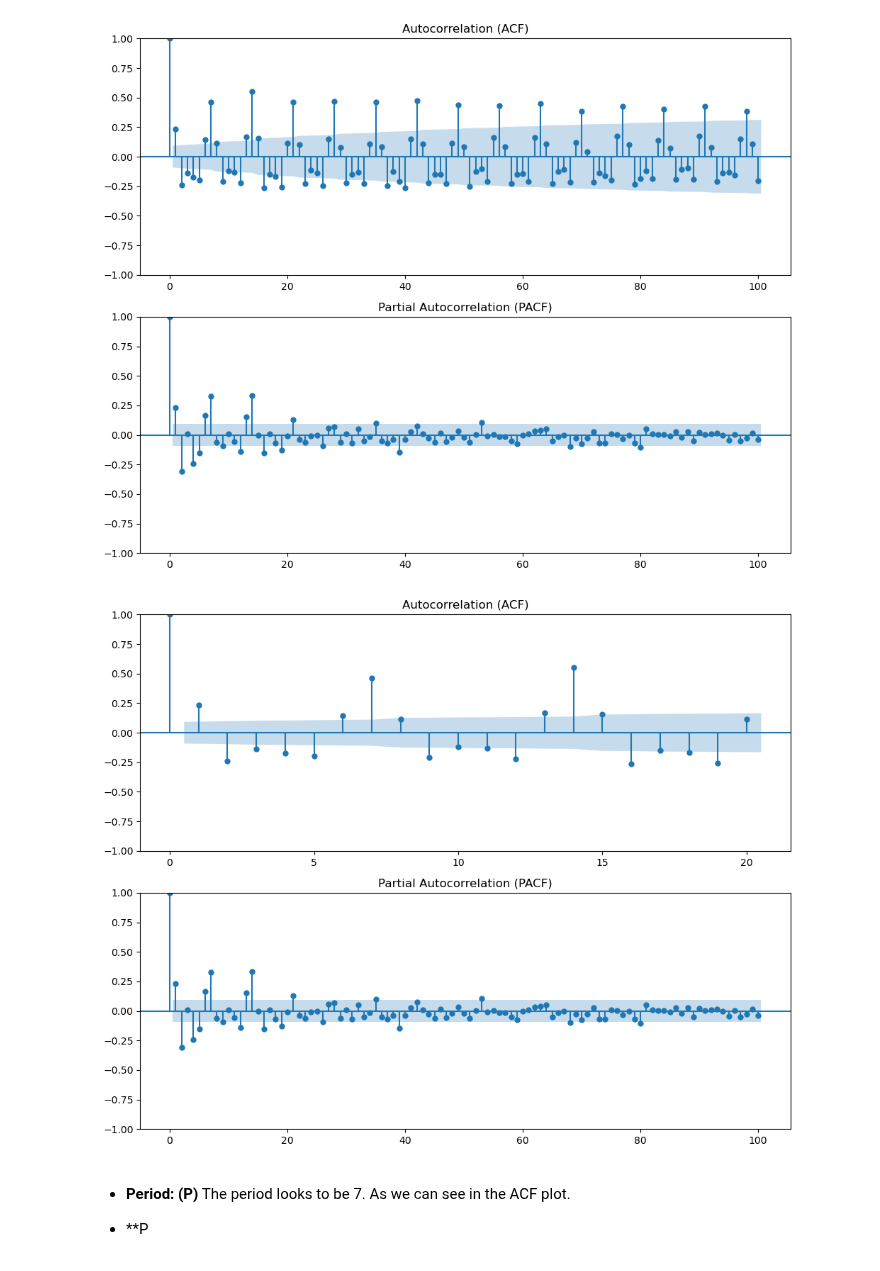
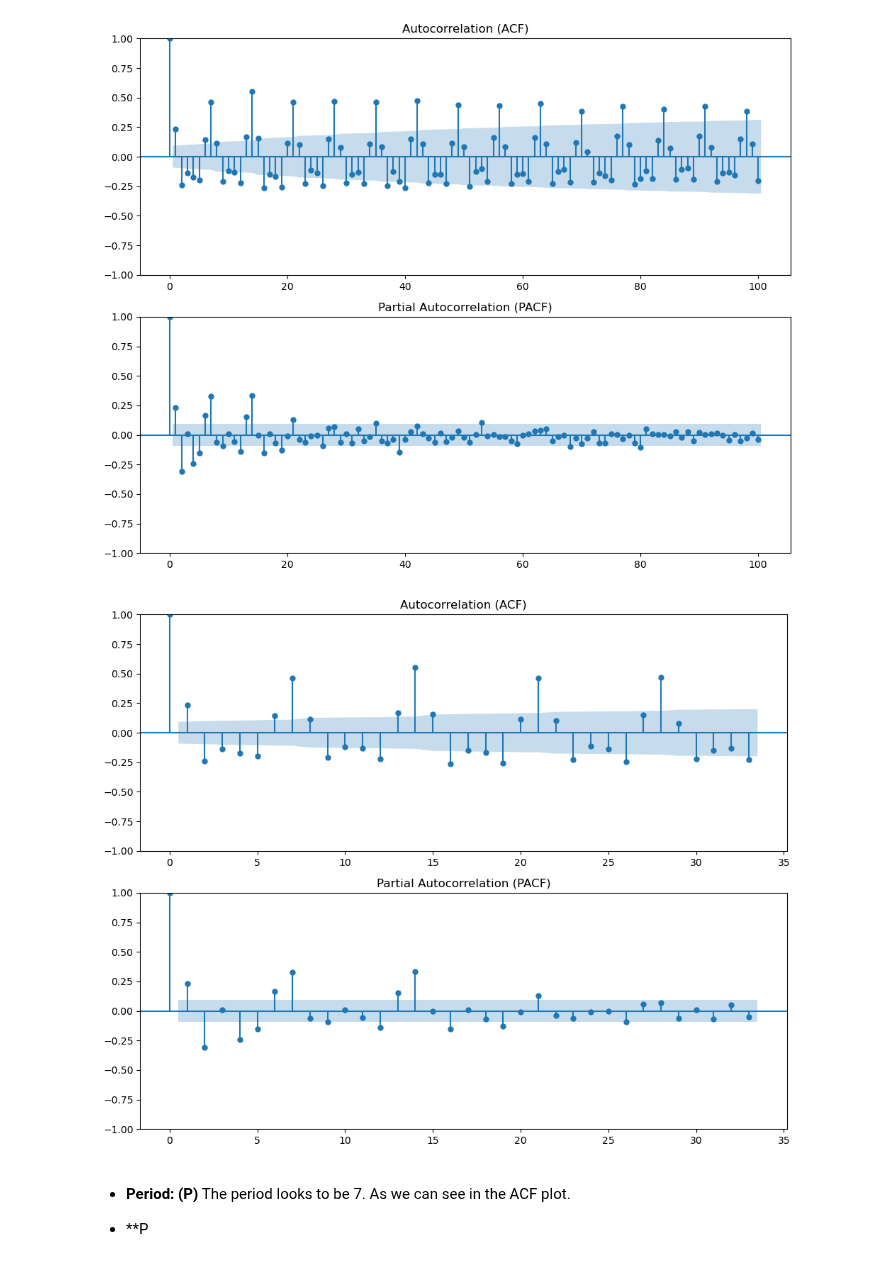
Before and after one commit to Moritz-Binder/corporacion_favorita_grocery_sales_forecasting, a Jupyter notebook: ipynb/EDA.ipynb, the cells around one changed output. Saved outputs shown, nothing was run; the diff lists cells and outputs as text; code cells hidden in the pictures.

```diff
--- a/ipynb/EDA.ipynb
+++ b/ipynb/EDA.ipynb
@@ -298,6 +326,7 @@ timeseries_df['year'] = timeseries_df['dates'].dt.year
 timeseries_df['month'] = timeseries_df['dates'].dt.month
 timeseries_df['day'] = timeseries_df['dates'].dt.day
 timeseries_df['day_of_week'] = timeseries_df['dates'].dt.dayofweek # Monday=0 … Sunday=6
+timeseries_df['is_weekend'] = timeseries_df['day_of_week'].isin([5, 6]).astype(int) # 1 if weekend, 0 if weekday
 
 # drope the temporary 'dates' column and unit_sales_z column as we won't need it for modeling
 timeseries_df = timeseries_df.drop(columns=['dates', 'unit_sales_z'])
@@ -406,7 +436,7 @@ timeseries_df[timeseries_df['is_earthquake'] == 1]
 Discovering Trends, Seasonality and Residuals.
 # %%
 # time series decomposition
-decomposition = seasonal_decompose(timeseries_df['unit_sales'], model='multiplicative')
+decomposition = seasonal_decompose(timeseries_df['unit_sales'], model='additive', period=7)
 decomposition.plot()
 plt.show()
 # %% [output]
@@ -542,0 +598,19 @@ Passing `palette` without assigning `hue` is deprecated and will be removed in v
+# %%
+# time series decomposition
+decomposition_oil = seasonal_decompose(plot_data['dcoilwtico'], model='additive')
+decomposition_oil.plot()
+decomposition.plot()
+plt.show()
+
+plot_data['trend_oil'] = decomposition_oil.trend
+plot_data['seasonality_oil'] = decomposition_oil.seasonal
+plot_data['residuals_oil'] = decomposition_oil.resid
+
+
+plot_data.corr()['unit_sales'].sort_values(ascending=False)
+
+# removing weekly seasonality from unit_sales
+temp = plot_data['unit_sales'] - plot_data['seasonality']
+decomposition_temp = seasonal_decompose(temp, model='additive', period=15)
+decomposition_temp.plot()
+plt.show()
@@ -571,19 +828,19 @@ plt.show()
 # %%
 # Create a figure with two subplots
 fig, (ax1, ax2) = plt.subplots(2, 1, figsize=(10, 8))
 
 # Plot ACF: Good for identifying Moving Average (MA) processes
-plot_acf(plot_data['unit_sales'].dropna(), ax=ax1, lags=20)
+plot_acf(plot_data['unit_sales'].dropna(), ax=ax1, lags=33)
 ax1.set_title('Autocorrelation (ACF)')
 
 # Plot PACF: Good for identifying Autoregressive (AR) processes
-plot_pacf(plot_data['unit_sales'].dropna(), ax=ax2, lags=100, method='ywm')
+plot_pacf(plot_data['unit_sales'].dropna(), ax=ax2, lags=33, method='ywm')
 ax2.set_title('Partial Autocorrelation (PACF)')
 
 plt.tight_layout()
 plt.show()
 # %% [output]
-[figure, old version]
+[figure, new version]
 # %% [markdown]
 - **Period: (P)**
     The period looks to be 7. As we can see in the ACF plot.
```
Also changed, not shown: parts of 25 cells of this notebook, 5 other files.
